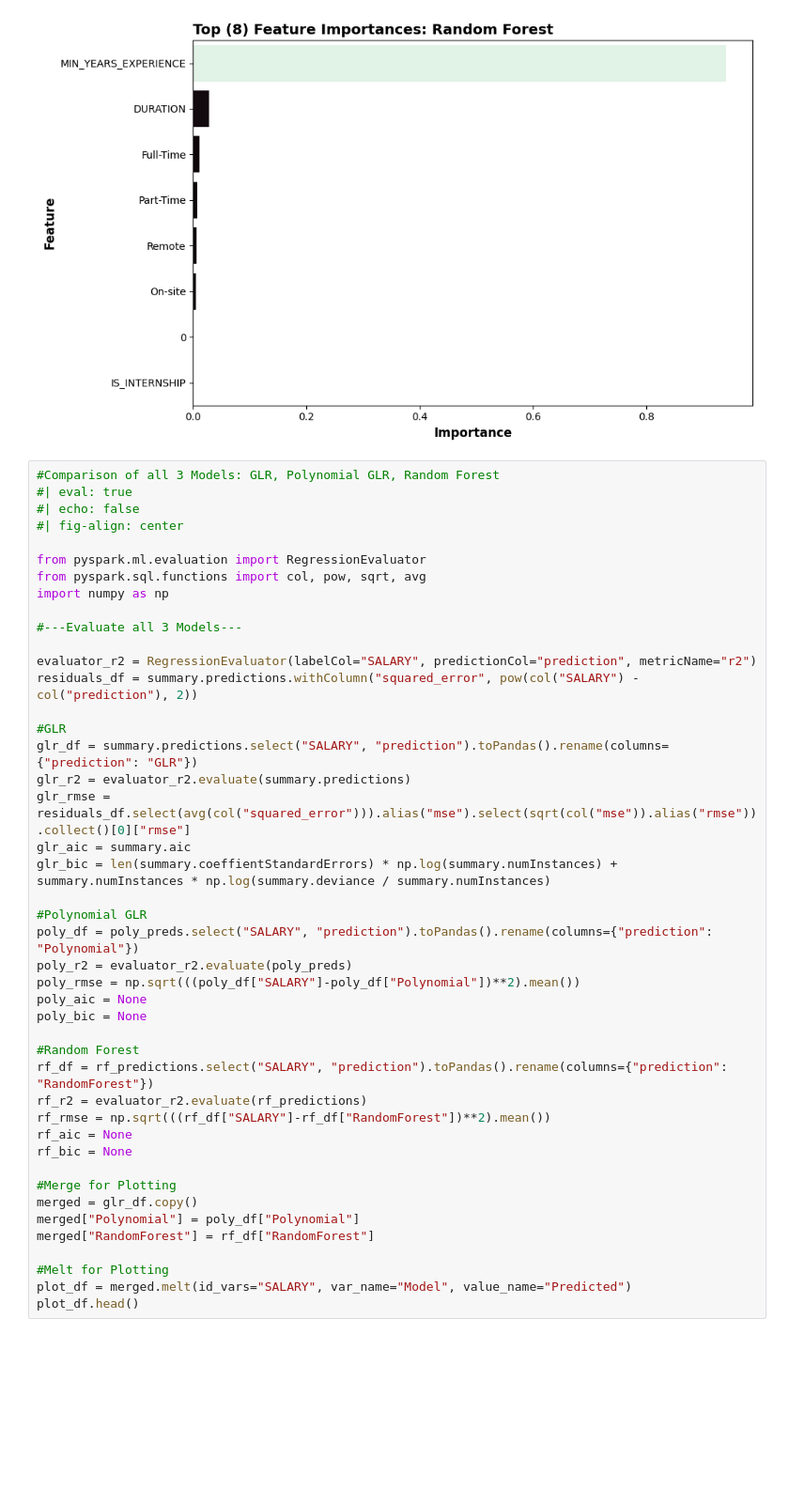
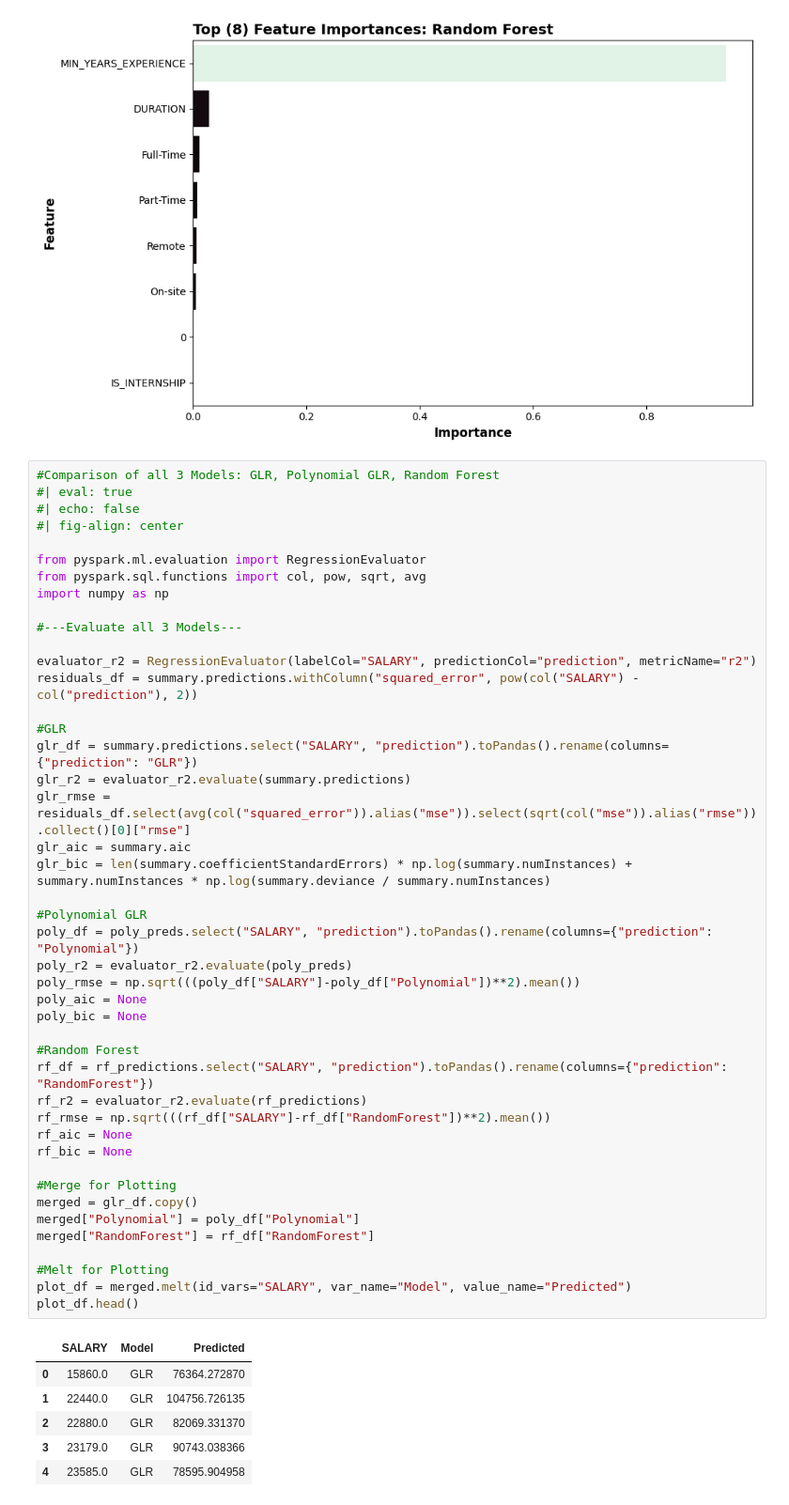
Before and after one commit to met-ad-688/assignment-04-dakotalder, a Jupyter notebook: assignment04-dkalder.ipynb, the cells around one changed output. Shown: that part at 94% size. Saved outputs shown, nothing was run; the diff lists cells and outputs as text; blank space fills up the shorter version.

```diff
--- a/assignment04-dkalder.ipynb
+++ b/assignment04-dkalder.ipynb
@@ -588,35 +588,42 @@ import numpy as np
 evaluator_r2 = RegressionEvaluator(labelCol="SALARY", predictionCol="prediction", metricName="r2")
 residuals_df = summary.predictions.withColumn("squared_error", pow(col("SALARY") - col("prediction"), 2))
 
 #GLR
 glr_df = summary.predictions.select("SALARY", "prediction").toPandas().rename(columns={"prediction": "GLR"})
 glr_r2 = evaluator_r2.evaluate(summary.predictions)
-glr_rmse = residuals_df.select(avg(col("squared_error"))).alias("mse").select(sqrt(col("mse")).alias("rmse")).collect()[0]["rmse"]
+glr_rmse = residuals_df.select(avg(col("squared_error")).alias("mse")).select(sqrt(col("mse")).alias("rmse")).collect()[0]["rmse"]
 glr_aic = summary.aic
-glr_bic = len(summary.coeffientStandardErrors) * np.log(summary.numInstances) + summary.numInstances * np.log(summary.deviance / summary.numInstances)
+glr_bic = len(summary.coefficientStandardErrors) * np.log(summary.numInstances) + summary.numInstances * np.log(summary.deviance / summary.numInstances)
 
 #Polynomial GLR
 poly_df = poly_preds.select("SALARY", "prediction").toPandas().rename(columns={"prediction": "Polynomial"})
 poly_r2 = evaluator_r2.evaluate(poly_preds)
 poly_rmse = np.sqrt(((poly_df["SALARY"]-poly_df["Polynomial"])**2).mean())
 poly_aic = None
 poly_bic = None
 
 #Random Forest
 rf_df = rf_predictions.select("SALARY", "prediction").toPandas().rename(columns={"prediction": "RandomForest"})
 rf_r2 = evaluator_r2.evaluate(rf_predictions)
 rf_rmse = np.sqrt(((rf_df["SALARY"]-rf_df["RandomForest"])**2).mean())
 rf_aic = None
 rf_bic = None
 
 #Merge for Plotting
 merged = glr_df.copy()
 merged["Polynomial"] = poly_df["Polynomial"]
 merged["RandomForest"] = rf_df["RandomForest"]
 
 #Melt for Plotting
 plot_df = merged.melt(id_vars="SALARY", var_name="Model", value_name="Predicted")
 plot_df.head()
+# %% [output]
+|  | SALARY | Model | Predicted |
+| 0 | 15860.0 | GLR | 76364.272870 |
+| 1 | 22440.0 | GLR | 104756.726135 |
+| 2 | 22880.0 | GLR | 82069.331370 |
+| 3 | 23179.0 | GLR | 90743.038366 |
+| 4 | 23585.0 | GLR | 78595.904958 |
 # %%
 #| eval: true
 #| echo: false
```
Also changed, not shown: parts of 8 cells of this notebook, 1 other file.
